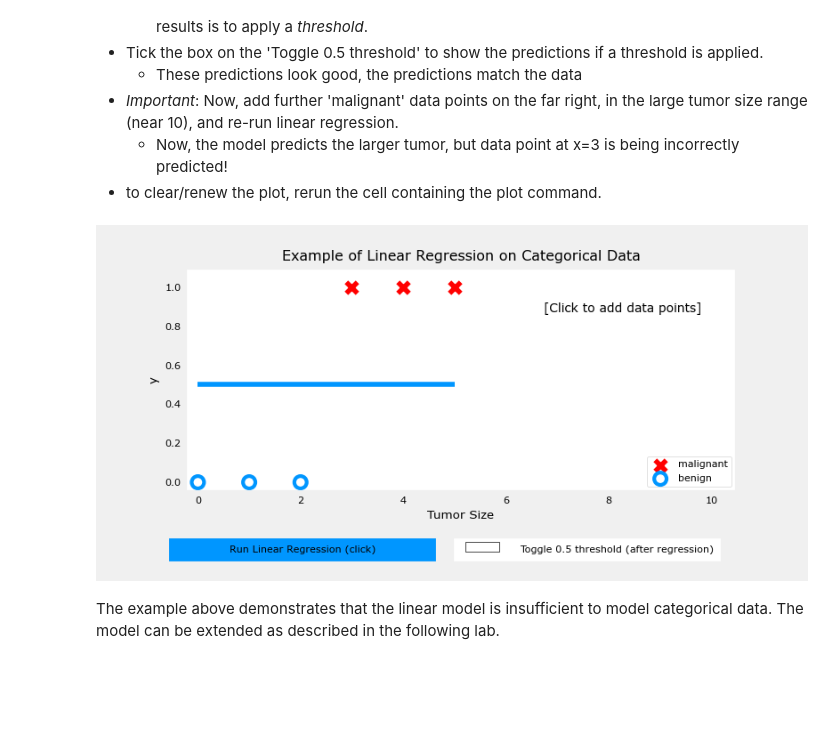
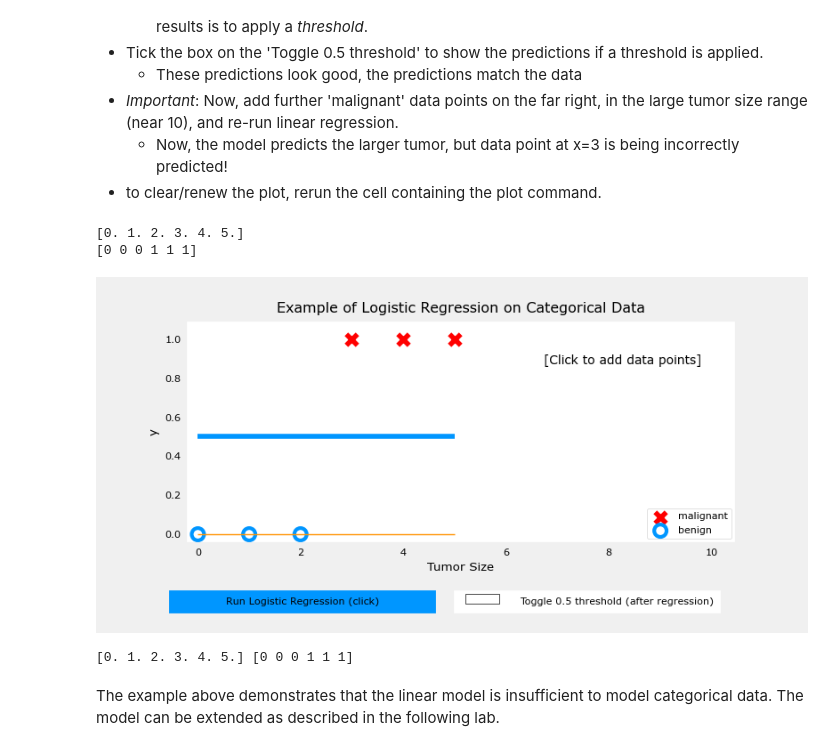
Before and after one commit to Kd-Here/Machine-Learning, a Jupyter notebook: Week3/C1_W3_Lab01_Classification_Soln.ipynb, the cells around one changed output. Saved outputs shown, nothing was run; the diff lists cells and outputs as text; code cells hidden in the pictures; blank space fills up the shorter version.

Commit message:
Here you can learn about adding onclick datapoints

```diff
--- a/Week3/C1_W3_Lab01_Classification_Soln.ipynb
+++ b/Week3/C1_W3_Lab01_Classification_Soln.ipynb
@@ -66,10 +66,19 @@ One option to improve the results is to apply a *threshold*.
 # %%
 w_in = np.zeros((1))
 b_in = 0
 plt.close('all')
-addpt = plt_one_addpt_onclick( x_train,y_train, w_in, b_in, logistic=False)
+print(x_train)
+print(y_train)
+addpt = plt_one_addpt_onclick( x_train,y_train, w_in, b_in, logistic=True)
+# do this logistic true and false to check
 # %% [output]
+[0. 1. 2. 3. 4. 5.]
+[0 0 0 1 1 1]
-[figure, old version]
+[figure, new version]
+# %%
+print(x_train,y_train)
+# %% [output]
+[0. 1. 2. 3. 4. 5.] [0 0 0 1 1 1]
 # %% [markdown]
 The example above demonstrates that the linear model is insufficient to model categorical data. The model can be extended as described in the following lab.
 # %% [markdown]
```
Also changed, not shown: 1 other file.
